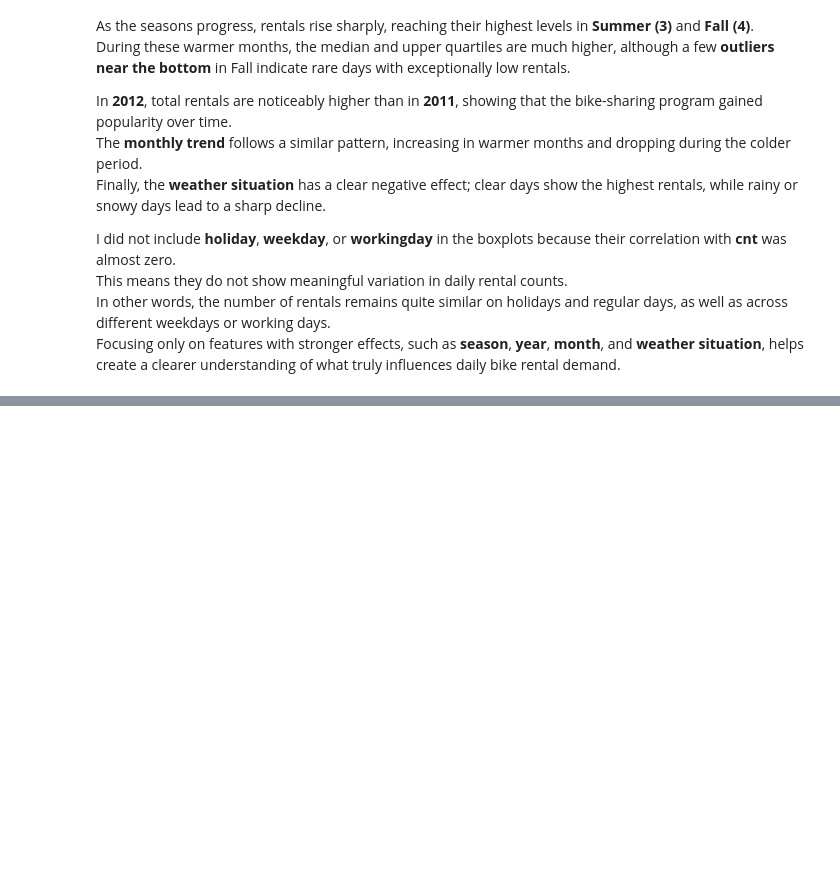
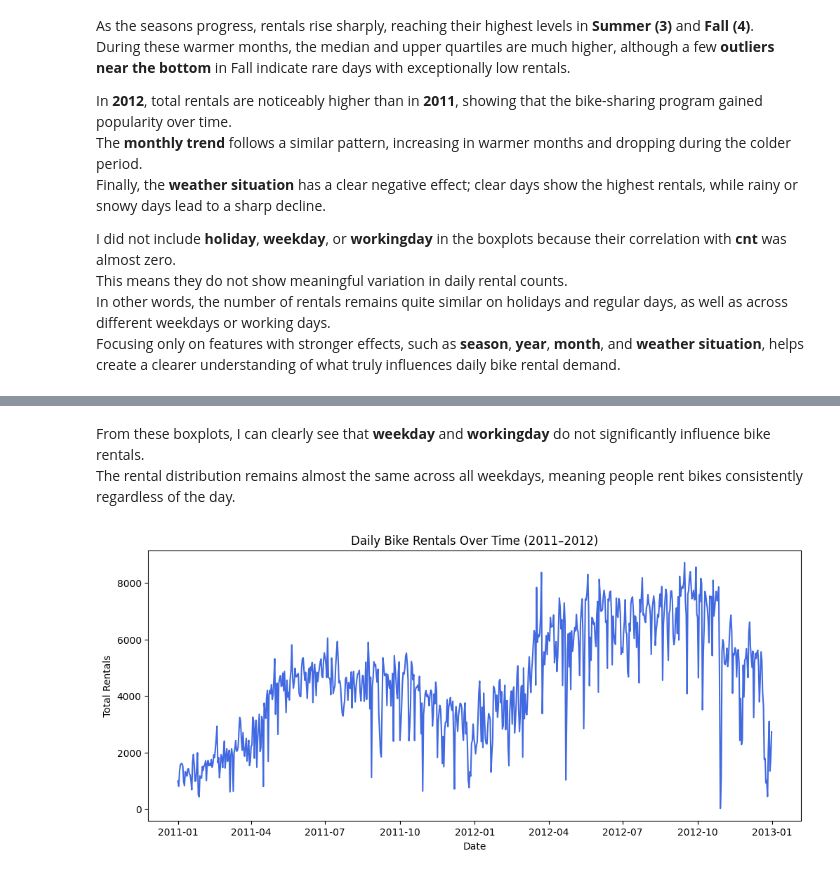
Before and after one commit to fatihkoran1/Bike-Rental-Predictor, a Jupyter notebook: DAIA/01_bike_rental_data_provisioning.ipynb, the cells around one changed output, grey strips where cells are left out. Drawn from its saved outputs; the diff is of its cells as text; code cells hidden in the pictures; blank space fills up the shorter version.

```diff
--- a/DAIA/01_bike_rental_data_provisioning.ipynb
+++ b/DAIA/01_bike_rental_data_provisioning.ipynb
@@ -274,0 +314,19 @@ Focusing only on features with stronger effects, such as **season**, **year**, *
+# %% [markdown]
+From these boxplots, I can clearly see that **weekday** and **workingday** do not significantly influence bike rentals.
+The rental distribution remains almost the same across all weekdays, meaning people rent bikes consistently regardless of the day.
+# %%
+# Convert dteday to datetime (if not already)
+df_corr["dteday"] = pd.to_datetime(df_corr["dteday"])
+
+# Sort by date just to be sure
+df_corr = df_corr.sort_values("dteday")
+
+# Plot daily rentals over time
+plt.figure(figsize=(12, 5))
+sns.lineplot(data=df_corr, x="dteday", y="cnt", color="royalblue")
+plt.title("Daily Bike Rentals Over Time (2011–2012)")
+plt.xlabel("Date")
+plt.ylabel("Total Rentals")
+plt.show()
+# %% [output]
+[figure, added]
```
Also changed, not shown: parts of 23 cells of this notebook, 3 other files.
